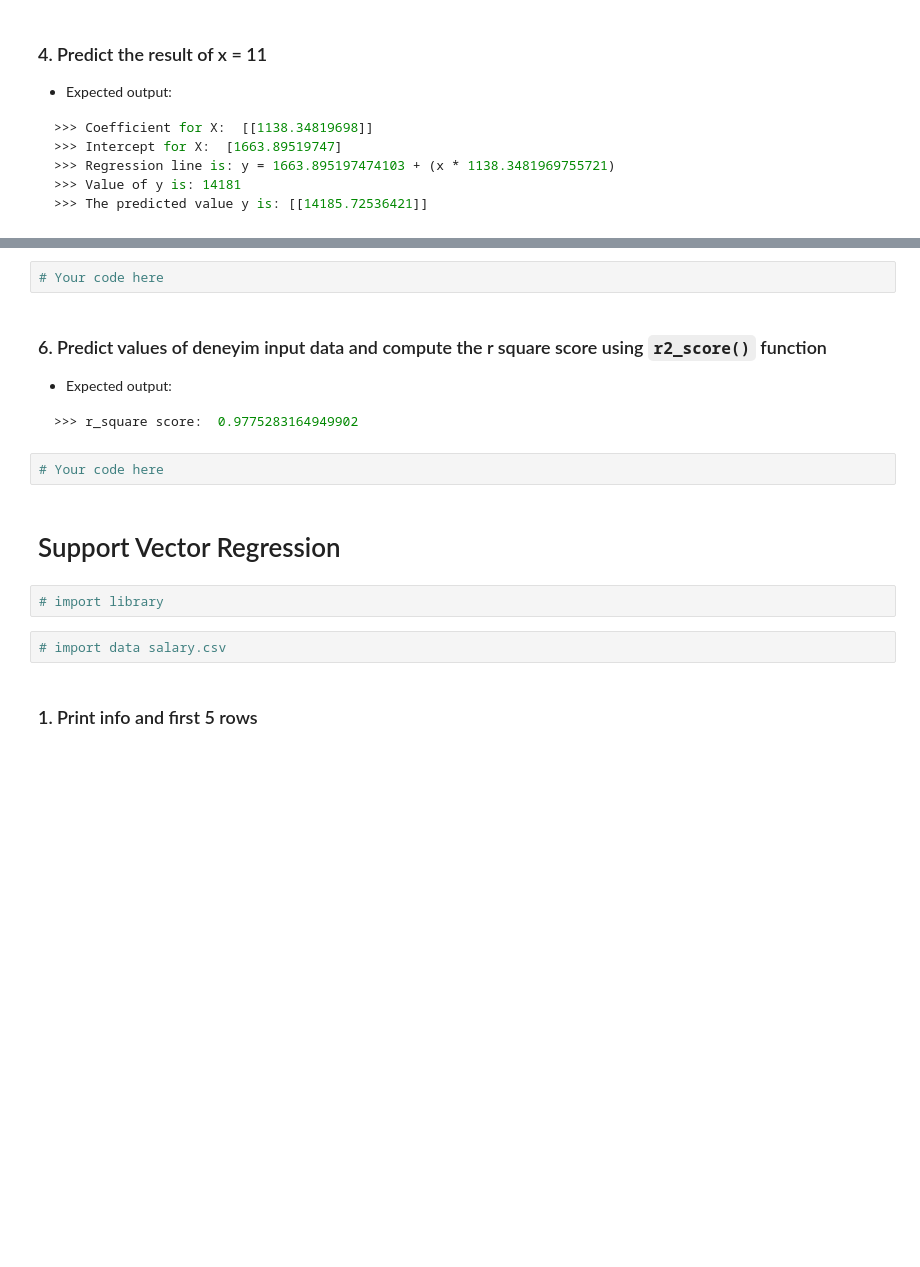
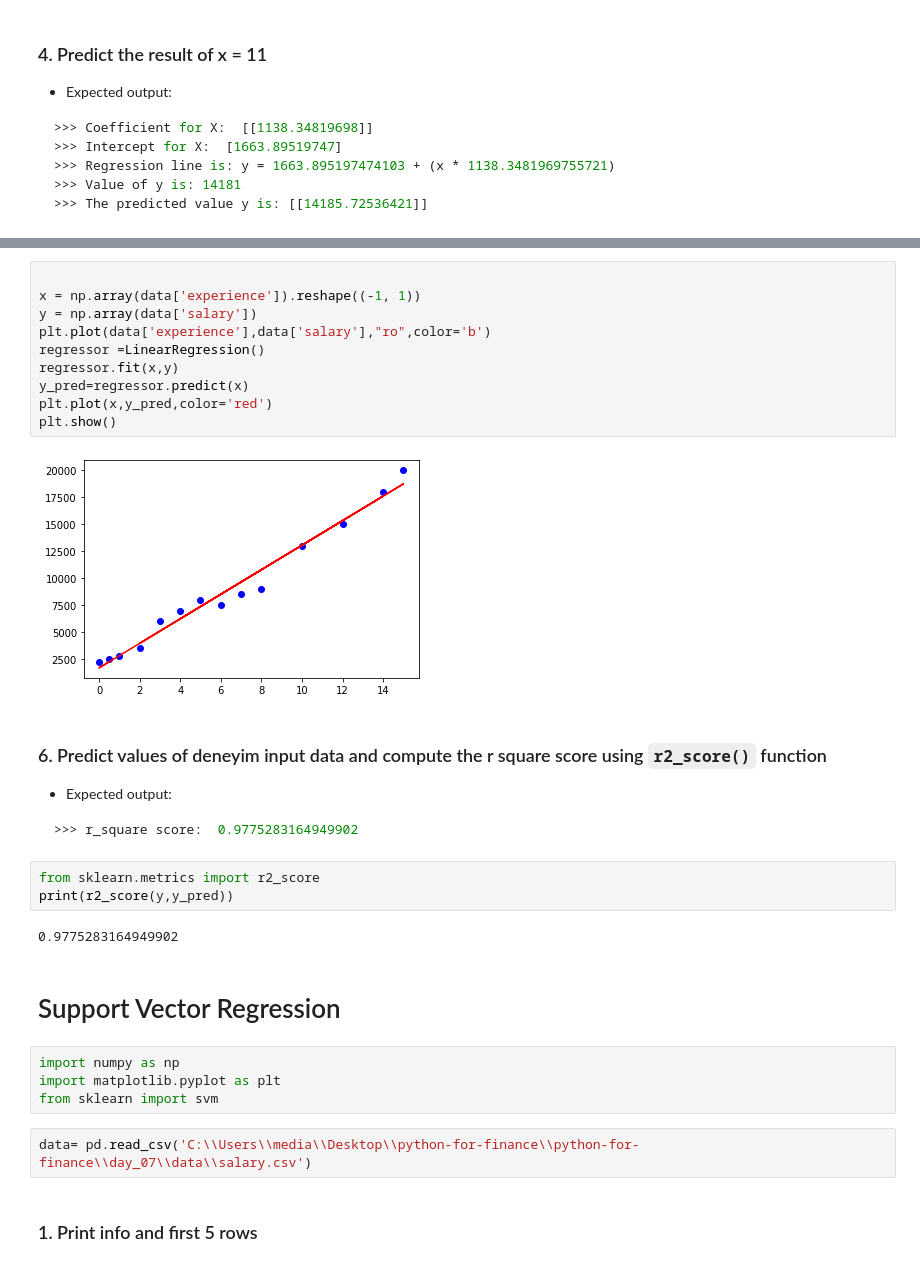
Before and after one commit to Safae-CHERKAOUI/python-for-finance, a Jupyter notebook: day_07/assignments/machine-learning-exercise.ipynb, the cells around one changed output, grey strips where cells are left out. Saved outputs shown, nothing was run; the diff lists cells and outputs as text; blank space fills up the shorter version.

````diff
--- a/day_07/assignments/machine-learning-exercise.ipynb
+++ b/day_07/assignments/machine-learning-exercise.ipynb
@@ -122,8 +153,18 @@ import sklearn
 - Expected output:
 
 ![experience2](../data/experience2.png)
-# %%
-# Your code here
+# %%
+
+x = np.array(data['experience']).reshape((-1, 1))
+y = np.array(data['salary'])
+plt.plot(data['experience'],data['salary'],"ro",color='b')
+regressor =LinearRegression()
+regressor.fit(x,y)
+y_pred=regressor.predict(x)
+plt.plot(x,y_pred,color='red')
+plt.show()
+# %% [output]
+[figure, added]
 # %% [markdown]
 ### 6. Predict values of deneyim input data and compute the r square score using `r2_score()` function
 
@@ -131,15 +172,20 @@ import sklearn
 ```python
 >>> r_square score:  0.9775283164949902
 ```
-# %%
-# Your code here
+# %%
+from sklearn.metrics import r2_score
+print(r2_score(y,y_pred))
+# %% [output]
+0.9775283164949902
 # %% [markdown]
 
 <a class="anchor" id="2."></a>
 # Support Vector Regression
-# %%
-# import library
-# %%
-# import data salary.csv
+# %%
+import numpy as np
+import matplotlib.pyplot as plt
+from sklearn import svm
+# %%
+data= pd.read_csv('C:\\Users\\media\\Desktop\\python-for-finance\\python-for-finance\\day_07\\data\\salary.csv')
 # %% [markdown]
 ### 1. Print info and first 5 rows
````
Also changed, not shown: parts of 12 cells of this notebook.
